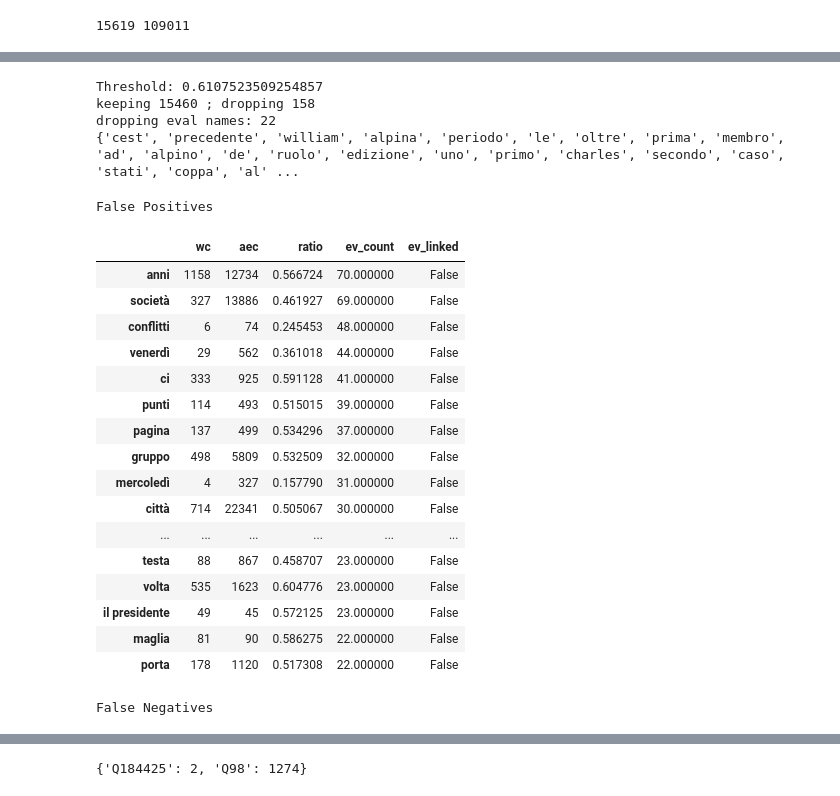
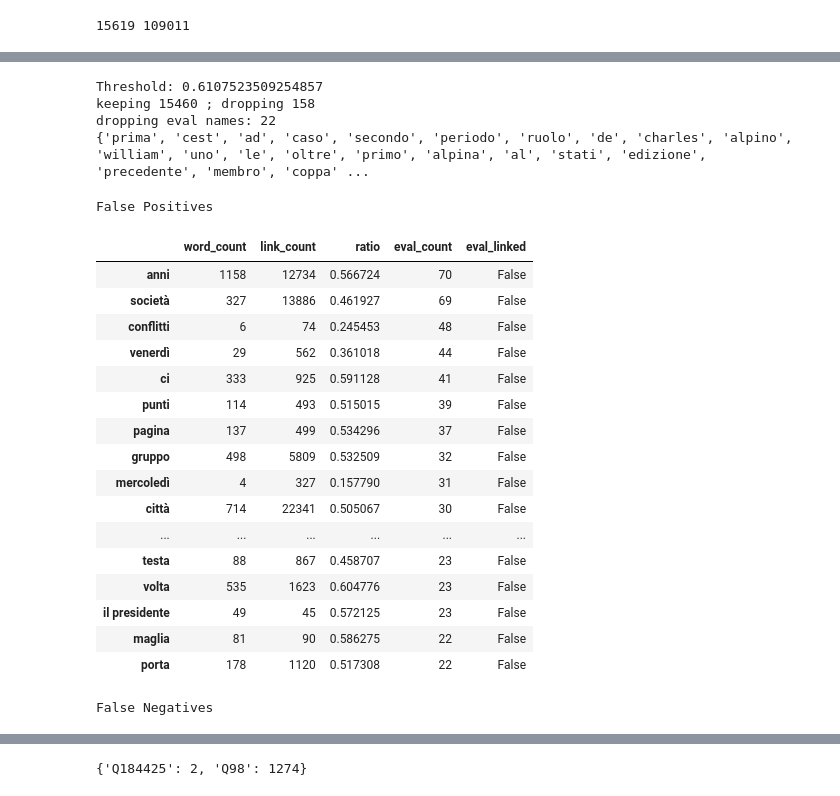
Before and after one commit to bennokr/minimEL, a Jupyter notebook: identify_names.ipynb, the cells around one changed output, grey strips where cells are left out. Cells and saved outputs as stored; diff of their text form; code cells hidden in the pictures.

```diff
--- a/identify_names.ipynb
+++ b/identify_names.ipynb
@@ -11,16 +11,16 @@ import pandas as pd, json, numpy as np
 # countfile = 'wiki/nlwiki-20220301/count.min2.json'
 # evalfile = 'evaluation/Mewsli-9/nl.tsv'
 
-wcfile = '../data/wiki/itwiki-20220301/wordcount-q0.25.json'
-countfile = '../data/wiki/itwiki-20220301/experiments/clean-q0.25.json'
-evalfile = '../data/mewsli-it.tsv'
+wcfile = "../data/wiki/itwiki-20220301/wordcount-q0.25.json"
+countfile = "../data/wiki/itwiki-20220301/experiments/clean-q0.25.json"
+evalfile = "../data/mewsli-it.tsv"
 
 # Load word counts
 wc = pd.read_json(wcfile, orient="index")[0].sort_values()
 # Load anchor-entity counts
 aec = json.load(open(countfile))
 aec = pd.DataFrame([(a, e, c) for a, ec in aec.items() for e, c in ec.items()])
-aec[1] = aec[1].str.replace('Q','').astype(int)
+aec[1] = aec[1].str.replace("Q", "").astype(int)
 
 # Load bad entities
 badent = pd.read_csv("../data/wikidata-20211122-disambig+list.txt", header=None)[0]
@@ -35,18 +35,19 @@ from minimel import normalize
 ev = pd.read_csv(evalfile, header=None, sep="\t")[1]
 ev = ev.map(lambda x: [n for surf in json.loads(x) for n in normalize(surf)]).explode()
 
-df = pd.DataFrame({"wc": wc, "aec": aec.groupby(level=0).sum()}, dtype="Int64").dropna()
-df["ratio"] = np.log(df.wc) / np.log(df.aec)
+df = pd.DataFrame(
+    {"word_count": wc, "link_count": aec.groupby(level=0).sum()}, dtype="Int64"
+).dropna()
 # %% [output]
 15619 109011
 # %%
-df["ratio"] = np.log(df.wc) / np.log(df.aec * 20)
+df["ratio"] = np.log(df.word_count) / np.log(df.link_count * 20)
 # %%
 import tqdm
 from minimel.count import count_surface_lines
 
 lines = dict(zip(list(range(250)), open(evalfile))).values()
-ev_count = dict(
+eval_count = dict(
     count_surface_lines(tqdm.tqdm(lines, desc="Counting eval words"), countfile)
 )
 # %%
@@ -54,25 +55,27 @@ ev_count = dict(
 We want a trade-off between accepting bad entities and rejecting good ones.
 """
 df2 = df.copy()
-df2["ev_count"] = pd.Series(ev_count)
-df2["ev_linked"] = df2.index.isin(ev)
+df2["eval_count"] = pd.Series(eval_count).astype("Int64")
+df2["eval_linked"] = df2.index.isin(ev)
 df2.dropna(inplace=True)
 df2.sort_values("ratio", inplace=True)
 df2
 display(
     df2.plot.scatter(
         x="ratio",
-        y="ev_count",
-        c=df2["ev_linked"].map(lambda x: "g" if x else "r"),
+        y="eval_count",
+        c=df2["eval_linked"].map(lambda x: "g" if x else "r"),
         logy=True,
     )
 )
 
 s = pd.DataFrame(
     {
-        "false positives": (df2["ev_count"] * ~df2["ev_linked"]).cumsum(),
-        "false negatives": (df2["ev_count"] * df2["ev_linked"])[::-1].cumsum()[::-1],
-        "true positives": (df2["ev_count"] * df2["ev_linked"]).cumsum(),
+        "false positives": (df2["eval_count"] * ~df2["eval_linked"]).cumsum(),
+        "false negatives": (df2["eval_count"] * df2["eval_linked"])[::-1].cumsum()[
+            ::-1
+        ],
+        "true positives": (df2["eval_count"] * df2["eval_linked"]).cumsum(),
         "ratio": df2["ratio"],
     }
 )
@@ -88,54 +91,55 @@ s.set_index("ratio")[["precision", "recall", "f1"]].plot.line()
 # %%
 from IPython.display import HTML
 
 
 def display_row(captioned_dataframes):
     return HTML(
         f"""<div style="display:flex; flex-direction: row;">
         {"&nbsp;&nbsp;".join(df.style.set_caption(c)._repr_html_() for c,df in captioned_dataframes.items())}
     </div>"""
     )
 
+
 f1 = s.set_index("ratio")["f1"]
-cutoff = f1[abs(f1 - f1.max()) < .01].index[0]
+cutoff = f1[abs(f1 - f1.max()) < 0.01].index[0]
 print("Threshold:", cutoff)
 print(f"keeping", len(df[df.ratio < cutoff]), "; dropping", len(df[df.ratio > cutoff]))
 
 drop_ev = set(ev) & set(df[df.ratio > cutoff].index)
 print("dropping eval names:", len(drop_ev))
 print(drop_ev)
 
 display_row(
     {
-        "False Positives": df2[~df2["ev_linked"] & (df2["ratio"] < cutoff)]
-        .sort_values("ev_count")[::-1]
+        "False Positives": df2[~df2["eval_linked"] & (df2["ratio"] < cutoff)]
+        .sort_values("eval_count")[::-1]
         .head(20),
-        "False Negatives": df2[df2["ev_linked"] & (df2["ratio"] > cutoff)]
-        .sort_values("ev_count")[::-1]
+        "False Negatives": df2[df2["eval_linked"] & (df2["ratio"] > cutoff)]
+        .sort_values("eval_count")[::-1]
         .head(20),
     }
 )
 # %% [output]
 Threshold: 0.6107523509254857
 keeping 15460 ; dropping 158
 dropping eval names: 22
-{'cest', 'precedente', 'william', 'alpina', 'periodo', 'le', 'oltre', 'prima', 'membro', 'ad', 'alpino', 'de', 'ruolo', 'edizione', 'uno', 'primo', 'charles', 'secondo', 'caso', 'stati', 'coppa', 'al' ...
+{'prima', 'cest', 'ad', 'caso', 'secondo', 'periodo', 'ruolo', 'de', 'charles', 'alpino', 'william', 'uno', 'le', 'oltre', 'primo', 'alpina', 'al', 'stati', 'edizione', 'precedente', 'membro', 'coppa' ...
 False Positives
-|  | wc | aec | ratio | ev_count | ev_linked |
-| anni | 1158 | 12734 | 0.566724 | 70.000000 | False |
-| società | 327 | 13886 | 0.461927 | 69.000000 | False |
-| conflitti | 6 | 74 | 0.245453 | 48.000000 | False |
-| venerdì | 29 | 562 | 0.361018 | 44.000000 | False |
-| ci | 333 | 925 | 0.591128 | 41.000000 | False |
-| punti | 114 | 493 | 0.515015 | 39.000000 | False |
-| pagina | 137 | 499 | 0.534296 | 37.000000 | False |
-| gruppo | 498 | 5809 | 0.532509 | 32.000000 | False |
-| mercoledì | 4 | 327 | 0.157790 | 31.000000 | False |
-| città | 714 | 22341 | 0.505067 | 30.000000 | False |
+|  | word_count | link_count | ratio | eval_count | eval_linked |
+| anni | 1158 | 12734 | 0.566724 | 70 | False |
+| società | 327 | 13886 | 0.461927 | 69 | False |
+| conflitti | 6 | 74 | 0.245453 | 48 | False |
+| venerdì | 29 | 562 | 0.361018 | 44 | False |
+| ci | 333 | 925 | 0.591128 | 41 | False |
+| punti | 114 | 493 | 0.515015 | 39 | False |
+| pagina | 137 | 499 | 0.534296 | 37 | False |
+| gruppo | 498 | 5809 | 0.532509 | 32 | False |
+| mercoledì | 4 | 327 | 0.157790 | 31 | False |
+| città | 714 | 22341 | 0.505067 | 30 | False |
 | ... | ... | ... | ... | ... | ... |
-| testa | 88 | 867 | 0.458707 | 23.000000 | False |
-| volta | 535 | 1623 | 0.604776 | 23.000000 | False |
-| il presidente | 49 | 45 | 0.572125 | 23.000000 | False |
-| maglia | 81 | 90 | 0.586275 | 22.000000 | False |
-| porta | 178 | 1120 | 0.517308 | 22.000000 | False |
+| testa | 88 | 867 | 0.458707 | 23 | False |
+| volta | 535 | 1623 | 0.604776 | 23 | False |
+| il presidente | 49 | 45 | 0.572125 | 23 | False |
+| maglia | 81 | 90 | 0.586275 | 22 | False |
+| porta | 178 | 1120 | 0.517308 | 22 | False |
 False Negatives
```
Also changed, not shown: parts of 5 cells of this notebook, 5 other files.
